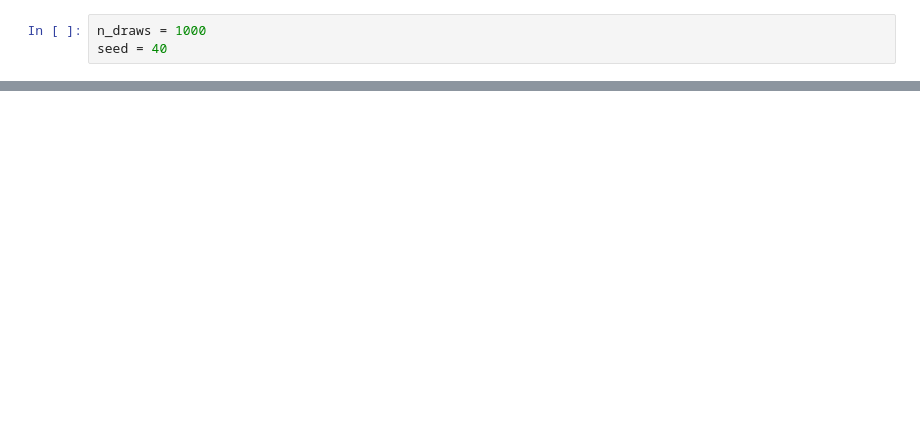
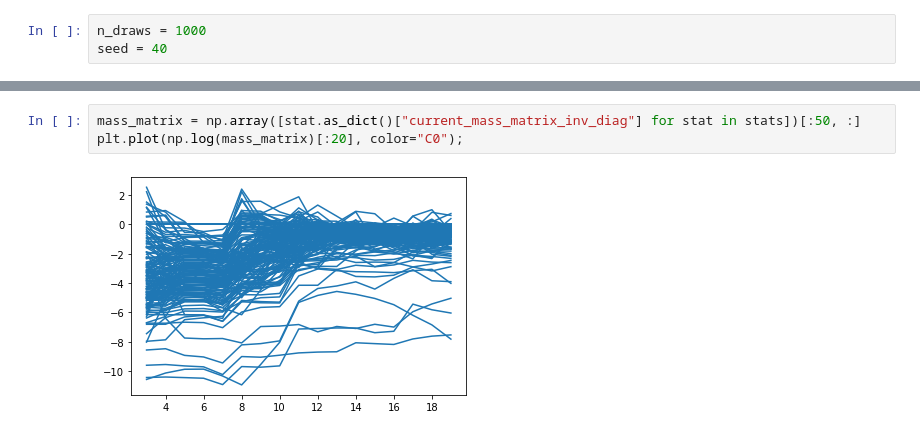
Before and after one commit to pymc-devs/nutpie, a Jupyter notebook: notebooks/aesara_logp.ipynb, the cells around one changed output, grey strips where cells are left out. Cells and saved outputs as stored; diff of their text form; blank space fills up the shorter version.

```diff
--- a/notebooks/aesara_logp.ipynb
+++ b/notebooks/aesara_logp.ipynb
@@ -474,0 +205,5 @@ arviz.plot_autocorr(trace_py.posterior.a.values[0, :, 0])
+# %%
+mass_matrix = np.array([stat.as_dict()["current_mass_matrix_inv_diag"] for stat in stats])[:50, :]
+plt.plot(np.log(mass_matrix)[:20], color="C0");
+# %% [output]
+[figure, added]
```
Also changed, not shown: parts of 55 cells of this notebook, 4 other files.
